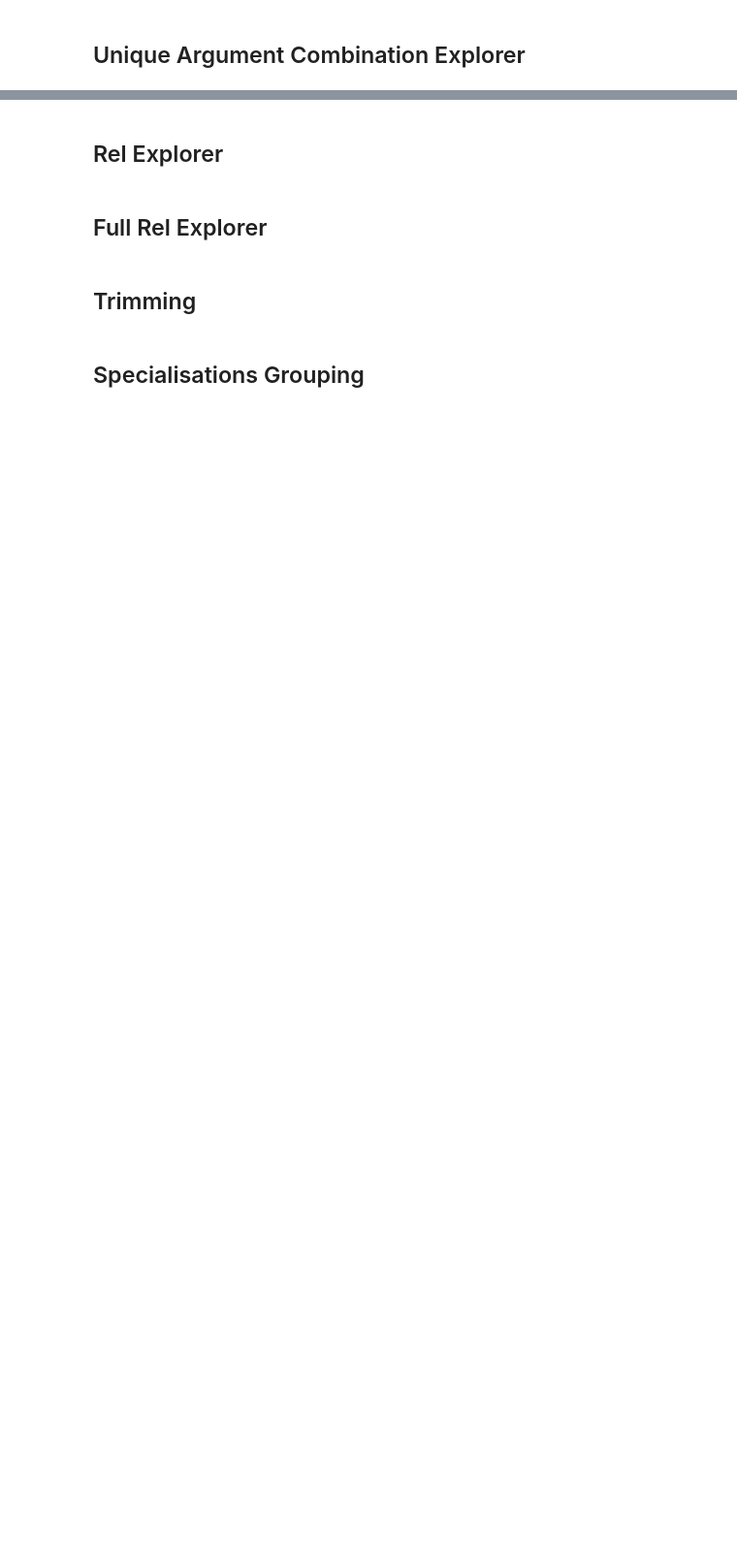
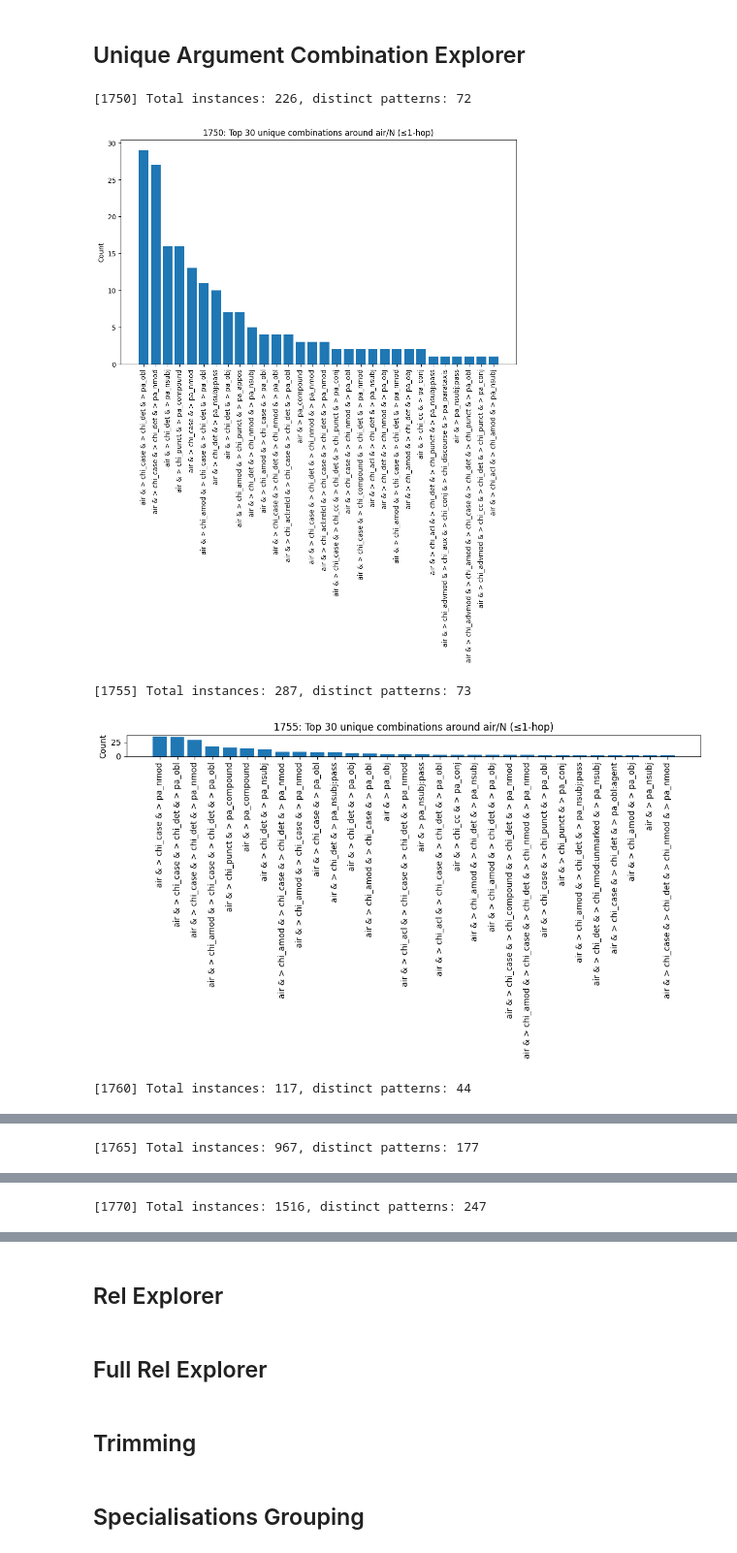
Before and after one commit to phantatbach/SynFlow, a Jupyter notebook: SynFlow_Explorer.ipynb, the cells around one changed output, grey strips where cells are left out. Shown at 97% size. Saved outputs shown, nothing was run; the diff lists cells and outputs as text; code cells hidden in the pictures; blank space fills up the shorter version.

```diff
--- a/SynFlow_Explorer.ipynb
+++ b/SynFlow_Explorer.ipynb
@@ -91,14 +117,20 @@ dist = arg_explorer(
 ## Unique Argument Combination Explorer
 # %%
 # 1 unique full-pattern string for 1 token
-from SynFlow.Explorer import arg_comb_explorer
+from SynFlow.Explorer import spath_comb_explorer
 
-ctr = arg_comb_explorer(
+ctr = spath_comb_explorer(
     corpus_folder=corpus_folder,
     target_lemma=target_lemma,
     target_pos=target_pos,
     max_length=1,
     top_n=30,
     output_folder=output_explorer,
     pattern=pattern
 )
+# %% [output]
+[1750] Total instances: 226, distinct patterns: 72
+[figure, added]
+[1755] Total instances: 287, distinct patterns: 73
+[figure, added]
+[1760] Total instances: 117, distinct patterns: 44
@@ -104,0 +138 @@ ctr = arg_comb_explorer(
+[1765] Total instances: 967, distinct patterns: 177
@@ -104,0 +140 @@ ctr = arg_comb_explorer(
+[1770] Total instances: 1516, distinct patterns: 247
```
Also changed, not shown: parts of 13 cells of this notebook, 3 other files.
